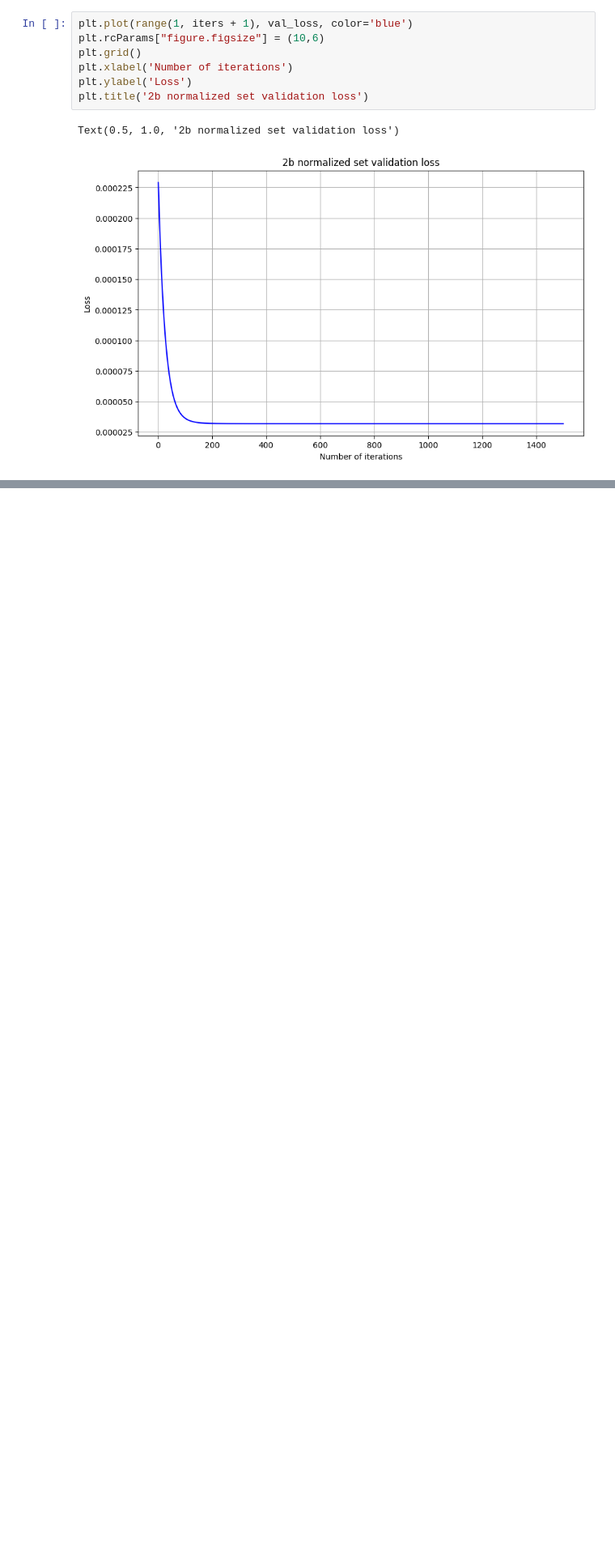
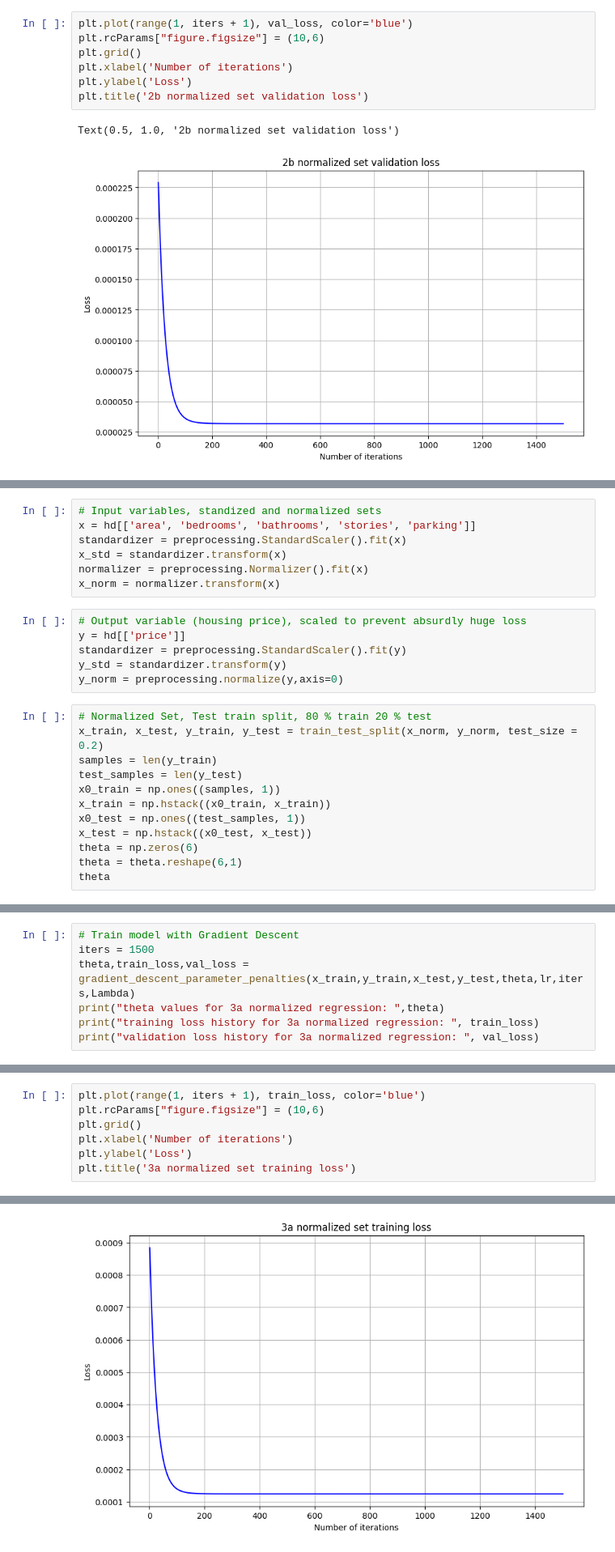
Before and after one commit to lucastherrien/ECGR4105HW1, a Jupyter notebook: HW1.ipynb, the cells around one changed output, grey strips where cells are left out. Shown: that part at 81% size. Saved outputs shown, nothing was run; the diff lists cells and outputs as text; blank space fills up the shorter version.

```diff
--- a/HW1.ipynb
+++ b/HW1.ipynb
@@ -649,0 +664,25 @@ Text(0.5, 1.0, '2b normalized set validation loss')
+# %%
+# Input variables, standized and normalized sets
+x = hd[['area', 'bedrooms', 'bathrooms', 'stories', 'parking']]
+standardizer = preprocessing.StandardScaler().fit(x)
+x_std = standardizer.transform(x)
+normalizer = preprocessing.Normalizer().fit(x)
+x_norm = normalizer.transform(x)
+# %%
+# Output variable (housing price), scaled to prevent absurdly huge loss
+y = hd[['price']]
+standardizer = preprocessing.StandardScaler().fit(y)
+y_std = standardizer.transform(y)
+y_norm = preprocessing.normalize(y,axis=0)
+# %%
+# Normalized Set, Test train split, 80 % train 20 % test
+x_train, x_test, y_train, y_test = train_test_split(x_norm, y_norm, test_size = 0.2)
+samples = len(y_train)
+test_samples = len(y_test)
+x0_train = np.ones((samples, 1))
+x_train = np.hstack((x0_train, x_train))
+x0_test = np.ones((test_samples, 1))
+x_test = np.hstack((x0_test, x_test))
+theta = np.zeros(6)
+theta = theta.reshape(6,1)
+theta
@@ -649,0 +696,7 @@ Text(0.5, 1.0, '2b normalized set validation loss')
+# %%
+# Train model with Gradient Descent
+iters = 1500
+theta,train_loss,val_loss = gradient_descent_parameter_penalties(x_train,y_train,x_test,y_test,theta,lr,iters,Lambda)
+print("theta values for 3a normalized regression: ",theta)
+print("training loss history for 3a normalized regression: ", train_loss)
+print("validation loss history for 3a normalized regression: ", val_loss)
@@ -649,0 +713,8 @@ Text(0.5, 1.0, '2b normalized set validation loss')
+# %%
+plt.plot(range(1, iters + 1), train_loss, color='blue')
+plt.rcParams["figure.figsize"] = (10,6)
+plt.grid()
+plt.xlabel('Number of iterations')
+plt.ylabel('Loss')
+plt.title('3a normalized set training loss')
+# %% [output]
@@ -649,0 +722 @@ Text(0.5, 1.0, '2b normalized set validation loss')
+[figure, added]
```
Also changed, not shown: parts of 27 cells of this notebook.
